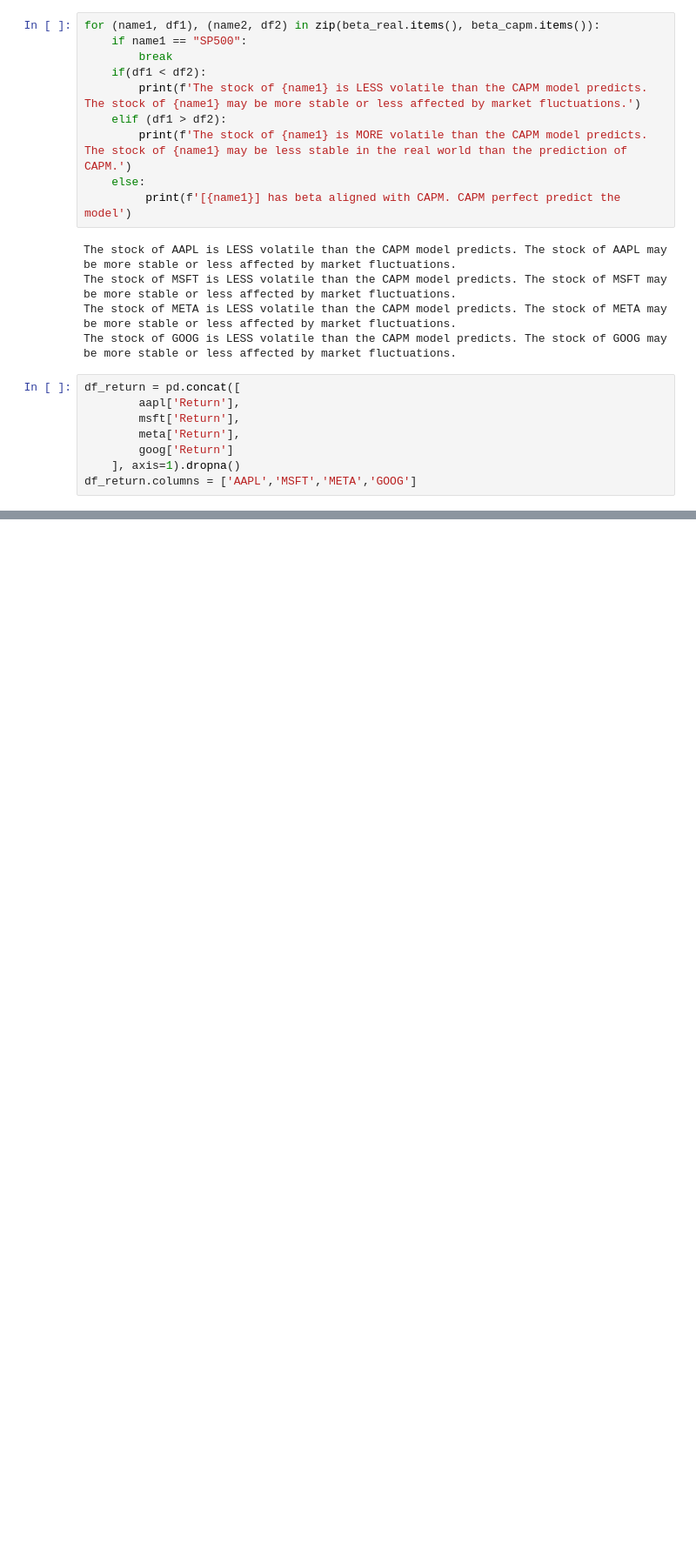
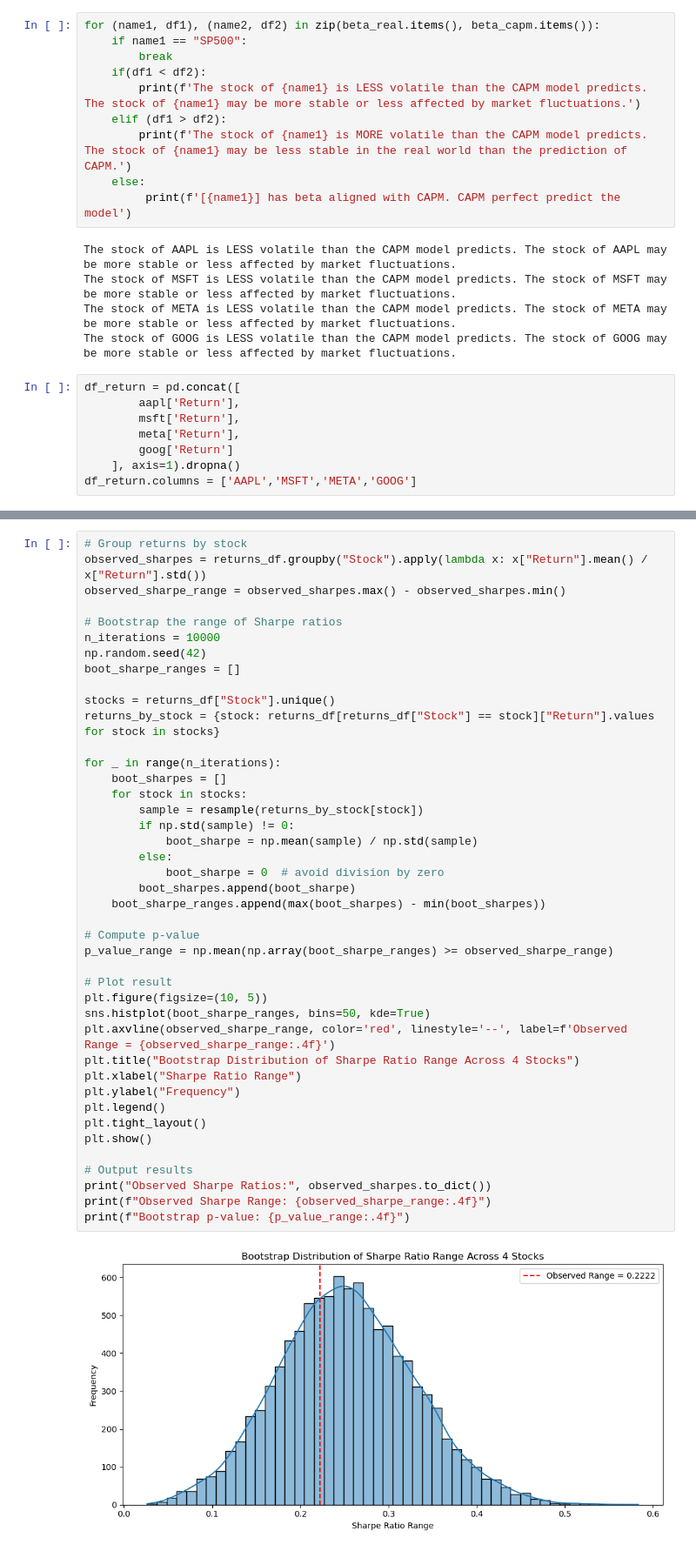
Before and after one commit to yl5735/5261-pj, a Jupyter notebook: 5261 final Pj V2.ipynb, the cells around one changed output, grey strips where cells are left out. Shown at 87% size. Cells and saved outputs as stored; diff of their text form; blank space fills up the shorter version.

```diff
--- a/5261 final Pj V2.ipynb
+++ b/5261 final Pj V2.ipynb
@@ -316,0 +487,44 @@ plt.show()
+# %%
+# Group returns by stock
+observed_sharpes = returns_df.groupby("Stock").apply(lambda x: x["Return"].mean() / x["Return"].std())
+observed_sharpe_range = observed_sharpes.max() - observed_sharpes.min()
+
+# Bootstrap the range of Sharpe ratios
+n_iterations = 10000
+np.random.seed(42)
+boot_sharpe_ranges = []
+
+stocks = returns_df["Stock"].unique()
+returns_by_stock = {stock: returns_df[returns_df["Stock"] == stock]["Return"].values for stock in stocks}
+
+for _ in range(n_iterations):
+    boot_sharpes = []
+    for stock in stocks:
+        sample = resample(returns_by_stock[stock])
+        if np.std(sample) != 0:
+            boot_sharpe = np.mean(sample) / np.std(sample)
+        else:
+            boot_sharpe = 0  # avoid division by zero
+        boot_sharpes.append(boot_sharpe)
+    boot_sharpe_ranges.append(max(boot_sharpes) - min(boot_sharpes))
+
+# Compute p-value
+p_value_range = np.mean(np.array(boot_sharpe_ranges) >= observed_sharpe_range)
+
+# Plot result
+plt.figure(figsize=(10, 5))
+sns.histplot(boot_sharpe_ranges, bins=50, kde=True)
+plt.axvline(observed_sharpe_range, color='red', linestyle='--', label=f'Observed Range = {observed_sharpe_range:.4f}')
+plt.title("Bootstrap Distribution of Sharpe Ratio Range Across 4 Stocks")
+plt.xlabel("Sharpe Ratio Range")
+plt.ylabel("Frequency")
+plt.legend()
+plt.tight_layout()
+plt.show()
+
+# Output results
+print("Observed Sharpe Ratios:", observed_sharpes.to_dict())
+print(f"Observed Sharpe Range: {observed_sharpe_range:.4f}")
+print(f"Bootstrap p-value: {p_value_range:.4f}")
+# %% [output]
+[figure, added]
```
Also changed, not shown: parts of 20 cells of this notebook.
